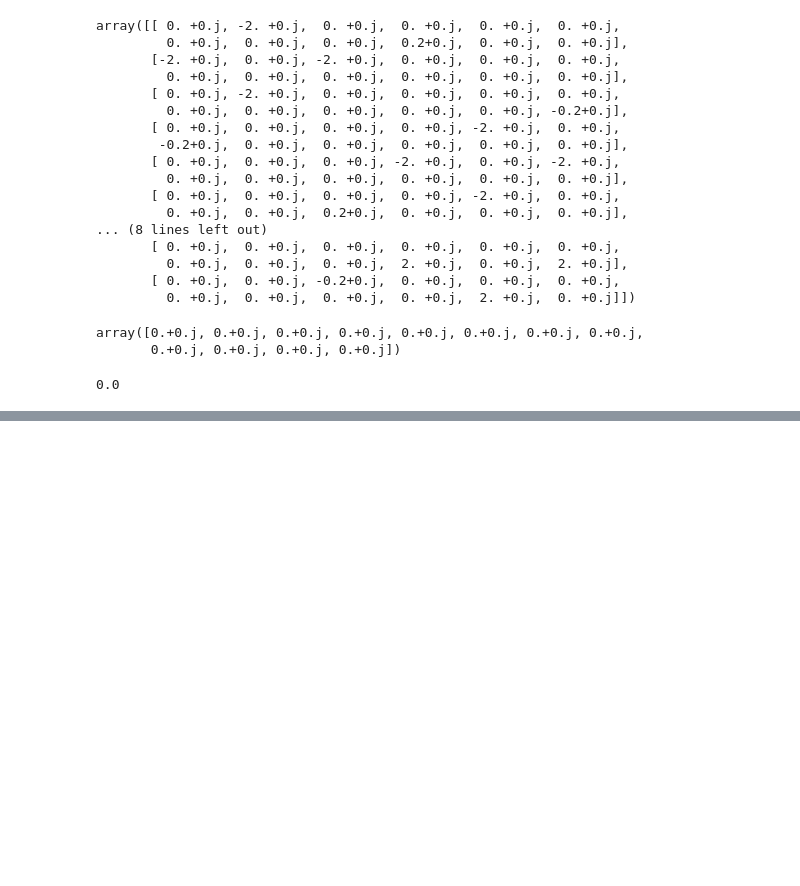
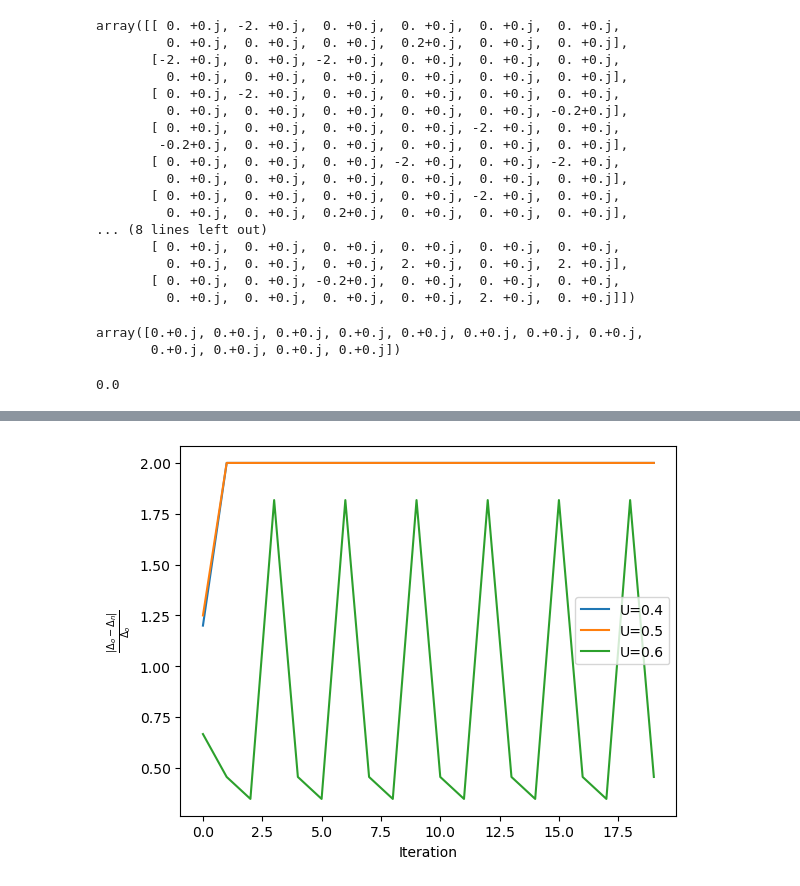
Before and after one commit to alicecarroll/Lieb-Lattice, a Jupyter notebook: selfconsistence.ipynb, the cells around one changed output, grey strips where cells are left out. Cells and saved outputs as stored; diff of their text form; code cells hidden in the pictures; blank space fills up the shorter version.

```diff
--- a/selfconsistence.ipynb
+++ b/selfconsistence.ipynb
@@ -418,0 +568,12 @@ array([[2.99999876,        nan, 2.99999876],
+# %%
+plt.xlabel('Iteration')
+plt.ylabel(r'$\frac{|\Delta_o-\Delta_n|}{\Delta_o}$')
+
+plt.plot(np.arange(20), r_U04, label = 'U=0.4')
+plt.plot(np.arange(20), r_U05, label = 'U=0.5')
+plt.plot(np.arange(20), r_U06, label = 'U=0.6')
+
+plt.legend()
+plt.show()
+# %% [output]
+[figure, added]
```
Also changed, not shown: parts of 28 cells of this notebook, 2 other files.
